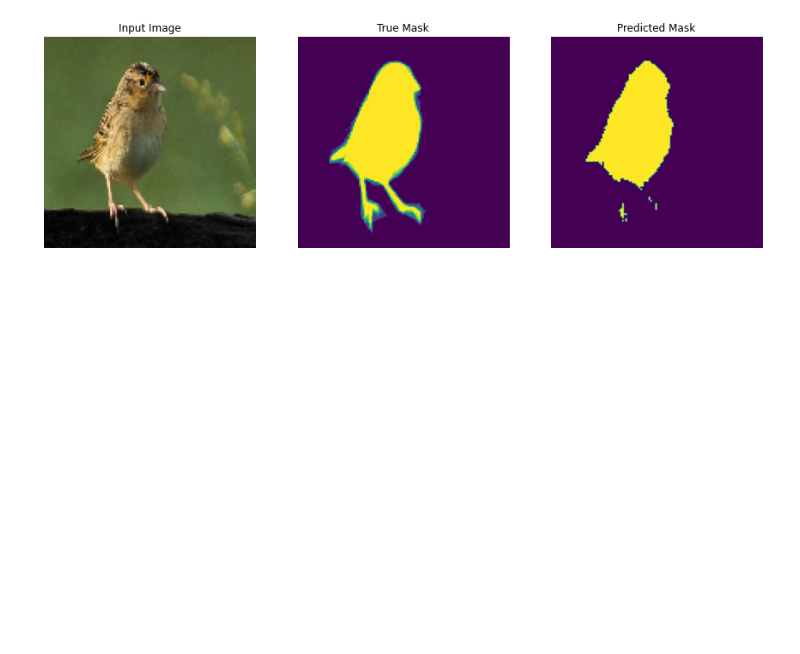
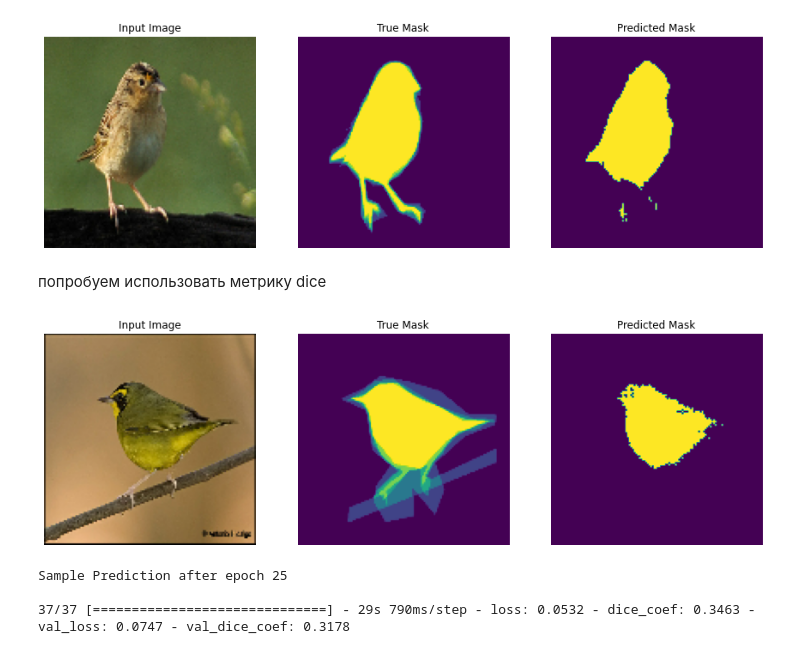
Before and after one commit to SLVmain/Neural_Network_start, a Jupyter notebook: HW_06_part_1_birds.ipynb, the cells around one changed output. Drawn from its saved outputs; the diff is of its cells as text; code cells hidden in the pictures; blank space fills up the shorter version.

```diff
--- a/HW_06_part_1_birds.ipynb
+++ b/HW_06_part_1_birds.ipynb
@@ -322,3 +324,28 @@ show_predictions(test_dataset, 3)
 [figure]
 1
 [figure]
+# %% [markdown]
+попробуем использовать метрику dice
+# %%
+def dice_coef(y_true, y_pred):
+    return (2. * K.sum(y_true * y_pred) + 1.) / (K.sum(y_true) + K.sum(y_pred) + 1.)
+# %%
+model_d = unet_model(OUTPUT_CHANNELS)
+model_d.compile(optimizer='adam',
+              loss=tf.keras.losses.SparseCategoricalCrossentropy(from_logits=True),
+              metrics=[dice_coef])
+# %%
+EPOCHS = 25 # увеличьте при необходимости
+VAL_SUBSPLITS = 5
+VALIDATION_STEPS = info.splits['test'].num_examples//10//BATCH_SIZE//VAL_SUBSPLITS
+
+model_history = model_d.fit(train_dataset, epochs=EPOCHS,
+                          steps_per_epoch=STEPS_PER_EPOCH,
+                          validation_steps=VALIDATION_STEPS,
+                          validation_data=test_dataset,
+                          callbacks=[DisplayCallback()])
+# %% [output]
+[figure, added]
+Sample Prediction after epoch 25
+
+37/37 [==============================] - 29s 790ms/step - loss: 0.0532 - dice_coef: 0.3463 - val_loss: 0.0747 - val_dice_coef: 0.3178
```
Also changed, not shown: parts of 6 cells of this notebook.
